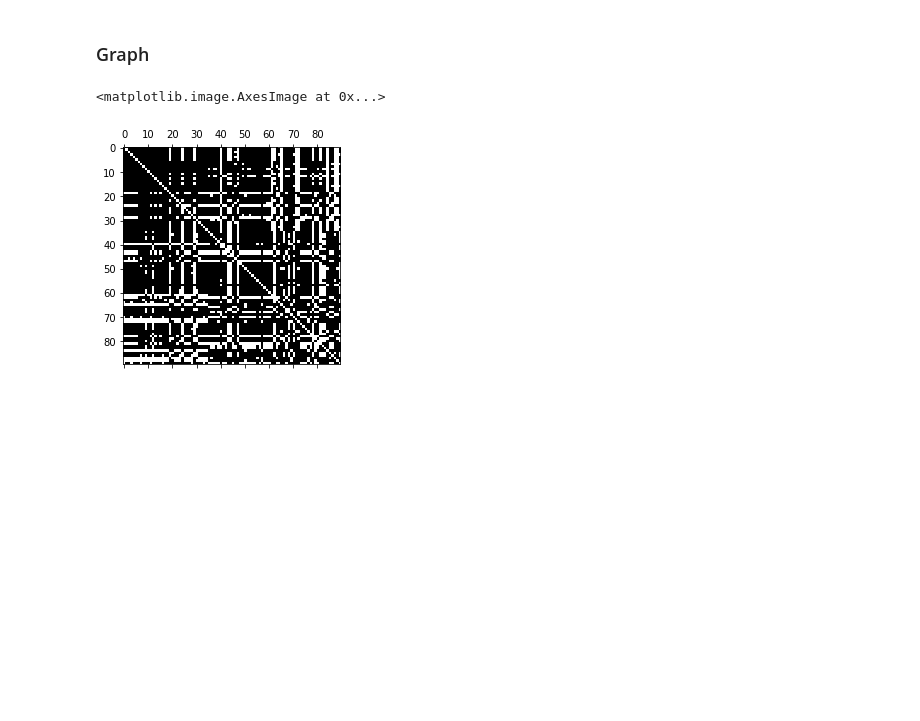
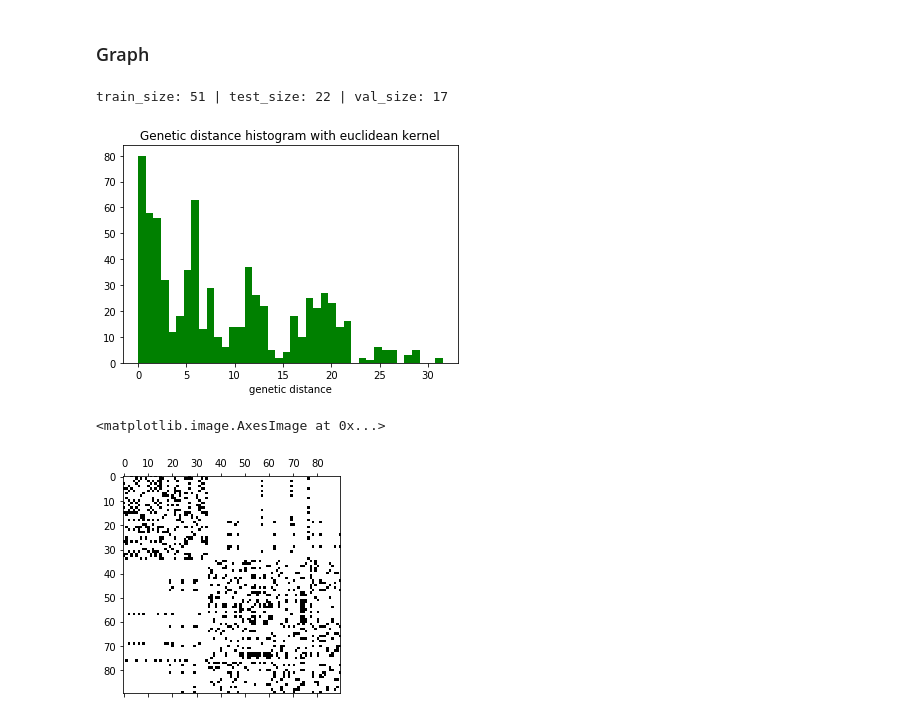
Before and after one commit to raphaelreiss/Network_tour_of_mice_genetics, a Jupyter notebook: NTDS_MICE_GENETICS.ipynb, the cells around one changed output. Drawn from its saved outputs; the diff is of its cells as text; code cells hidden in the pictures; blank space fills up the shorter version.

```diff
--- a/NTDS_MICE_GENETICS.ipynb
+++ b/NTDS_MICE_GENETICS.ipynb
@@ -421,10 +507,2 @@ import torch.nn.functional as F
 import dgl.function as fn
 from dgl import DGLGraph
-# %%
-#build adjacency of subset RF
-
-adjacency = get_adjacency(subsets_[0], "euclidean", sigma=1, epsilon=0)
-plt.spy(adjacency)
-# %% [output]
-<matplotlib.image.AxesImage at 0x...>
-[figure, removed]
@@ -511,0 +509,41 @@ class LaplacianPolynomial(nn.Module):
+# %%
+#Select dataset and create mask for train/teat/validation
+dataset, labels = subsets_[0], y_cat
+
+# Split the data into train / test / validation
+test_p = 0.25
+val_p = 0.25
+test_size = int(len(labels)*test_p)
+val_size = int((len(labels) - test_size) * val_p)
+random_idx = th.randperm(len(labels))
+not_test_mask = random_idx[test_size:]
+
+
+# Test mask
+test_mask = random_idx[:test_size]
+
+# Train masks
+train_random_idx = th.randperm(len(not_test_mask))
+train_mask = not_test_mask[train_random_idx[val_size:]]
+val_mask = not_test_mask[train_random_idx[:val_size]]
+
+
+print("train_size: %i | test_size: %i | val_size: %i" % (len(labels) - test_size - val_size, test_size, val_size))
+# %% [output]
+train_size: 51 | test_size: 22 | val_size: 17
+# %%
+#build adjacency of subset RF
+
+RF_dist, idx = distance_scipy_spatial(subsets_[0], k=8, metric='euclidean')
+weighted_adj = adjacency(RF_dist, idx)
+# Plot the genetic strains distance histogram
+ax = plt.subplot()
+plt.title("Genetic distance histogram with euclidean kernel")
+plt.xlabel("genetic distance")
+plt.hist(RF_dist.flatten(), bins=40, color='g')
+plt.show()
+plt.spy(weighted_adj.todense())
+# %% [output]
+[figure, added]
+<matplotlib.image.AxesImage at 0x...>
+[figure, added]
```
Also changed, not shown: parts of 10 cells of this notebook.
